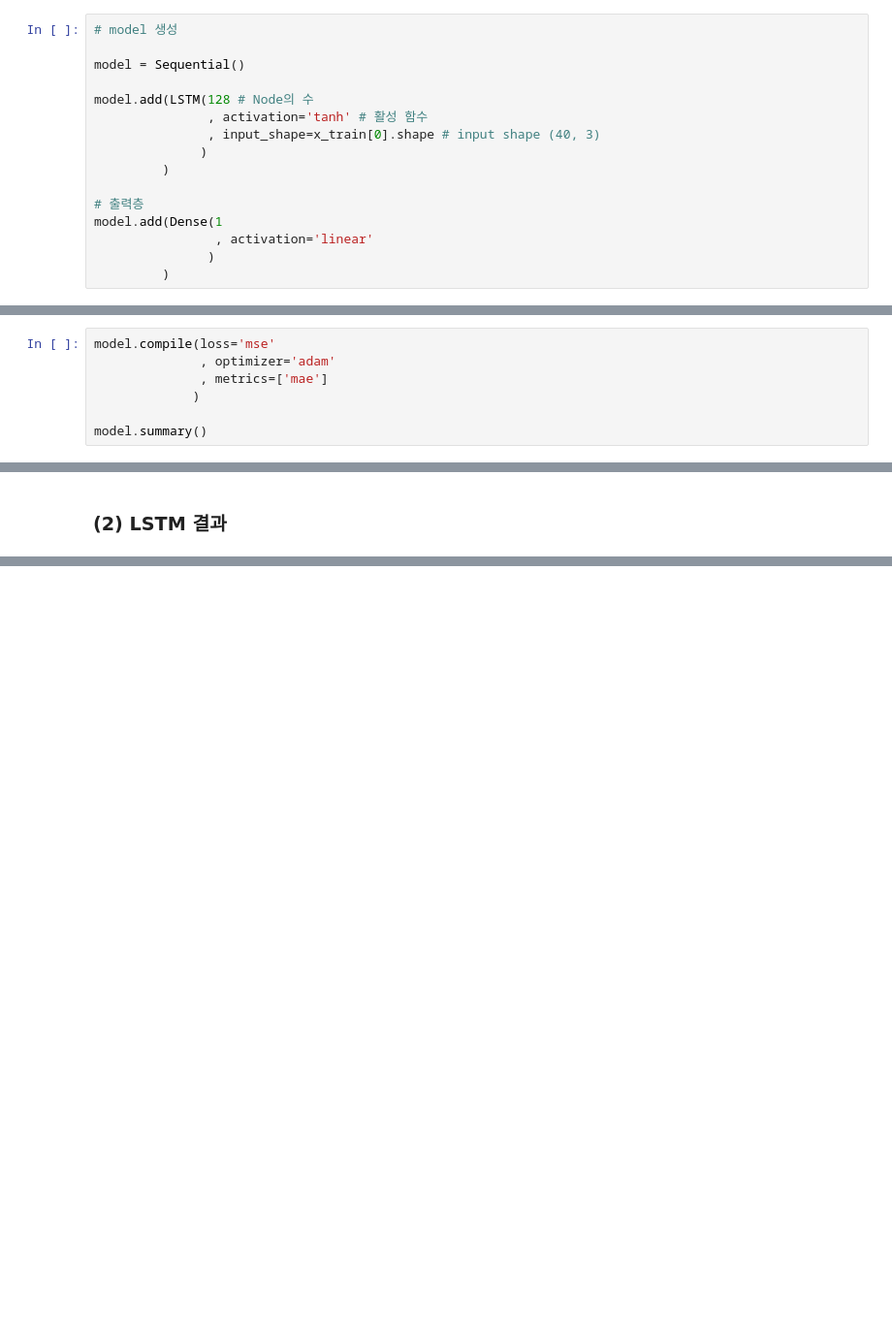
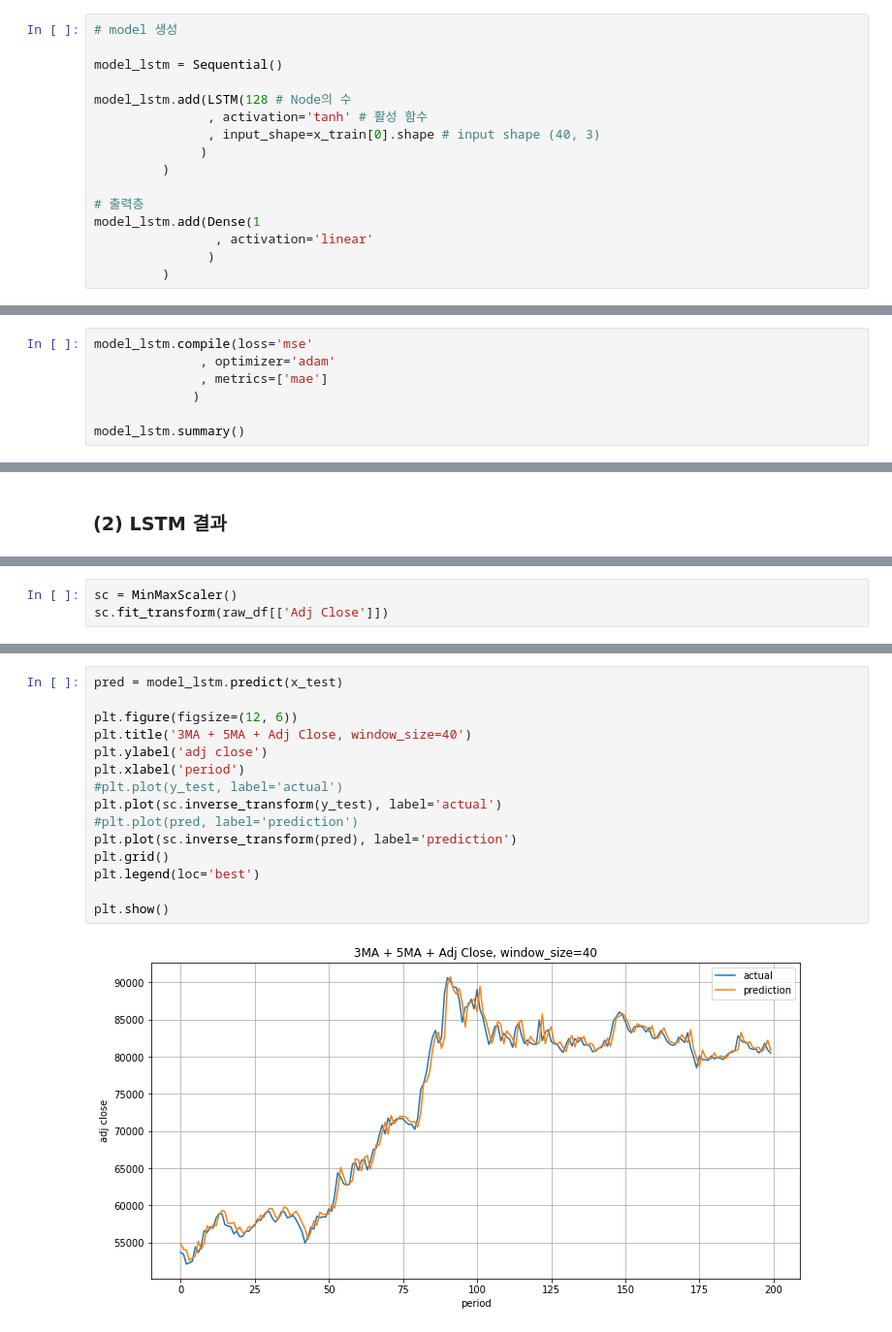
Before and after one commit to ikhyeon2357/Data_Analysis_Study, a Jupyter notebook: DL_RNN/Example_삼성주가예측_LSTM_GRU.ipynb, the cells around one changed output, grey strips where cells are left out. Shown at 97% size. Cells and saved outputs as stored; diff of their text form; blank space fills up the shorter version.

```diff
--- a/DL_RNN/Example_삼성주가예측_LSTM_GRU.ipynb
+++ b/DL_RNN/Example_삼성주가예측_LSTM_GRU.ipynb
@@ -319,16 +308,16 @@ print(x_test.shape, y_test.shape)
 # %%
 # model 생성
 
-model = Sequential()
+model_lstm = Sequential()
 
-model.add(LSTM(128 # Node의 수
+model_lstm.add(LSTM(128 # Node의 수
                , activation='tanh' # 활성 함수
                , input_shape=x_train[0].shape # input shape (40, 3)
               )
          )
 
 # 출력층
-model.add(Dense(1
+model_lstm.add(Dense(1
                 , activation='linear'
                )
          )
@@ -340,11 +329,11 @@ model.add(Dense(1
 To enable them in other operations, rebuild TensorFlow with the appropriate compiler flags.
 # %%
-model.compile(loss='mse'
+model_lstm.compile(loss='mse'
               , optimizer='adam'
               , metrics=['mae']
              )
 
-model.summary()
+model_lstm.summary()
 # %% [output]
 Model: "sequential"
 _________________________________________________________________
@@ -419,0 +421,3 @@ for weight in model.get_weights(): # weights from Dense layer omitted
+# %%
+sc = MinMaxScaler()
+sc.fit_transform(raw_df[['Adj Close']])
@@ -419,0 +432,17 @@ for weight in model.get_weights(): # weights from Dense layer omitted
+# %%
+pred = model_lstm.predict(x_test)
+
+plt.figure(figsize=(12, 6))
+plt.title('3MA + 5MA + Adj Close, window_size=40')
+plt.ylabel('adj close')
+plt.xlabel('period')
+#plt.plot(y_test, label='actual')
+plt.plot(sc.inverse_transform(y_test), label='actual')
+#plt.plot(pred, label='prediction')
+plt.plot(sc.inverse_transform(pred), label='prediction')
+plt.grid()
+plt.legend(loc='best')
+
+plt.show()
+# %% [output]
+[figure, added]
```
Also changed, not shown: parts of 34 cells of this notebook.
